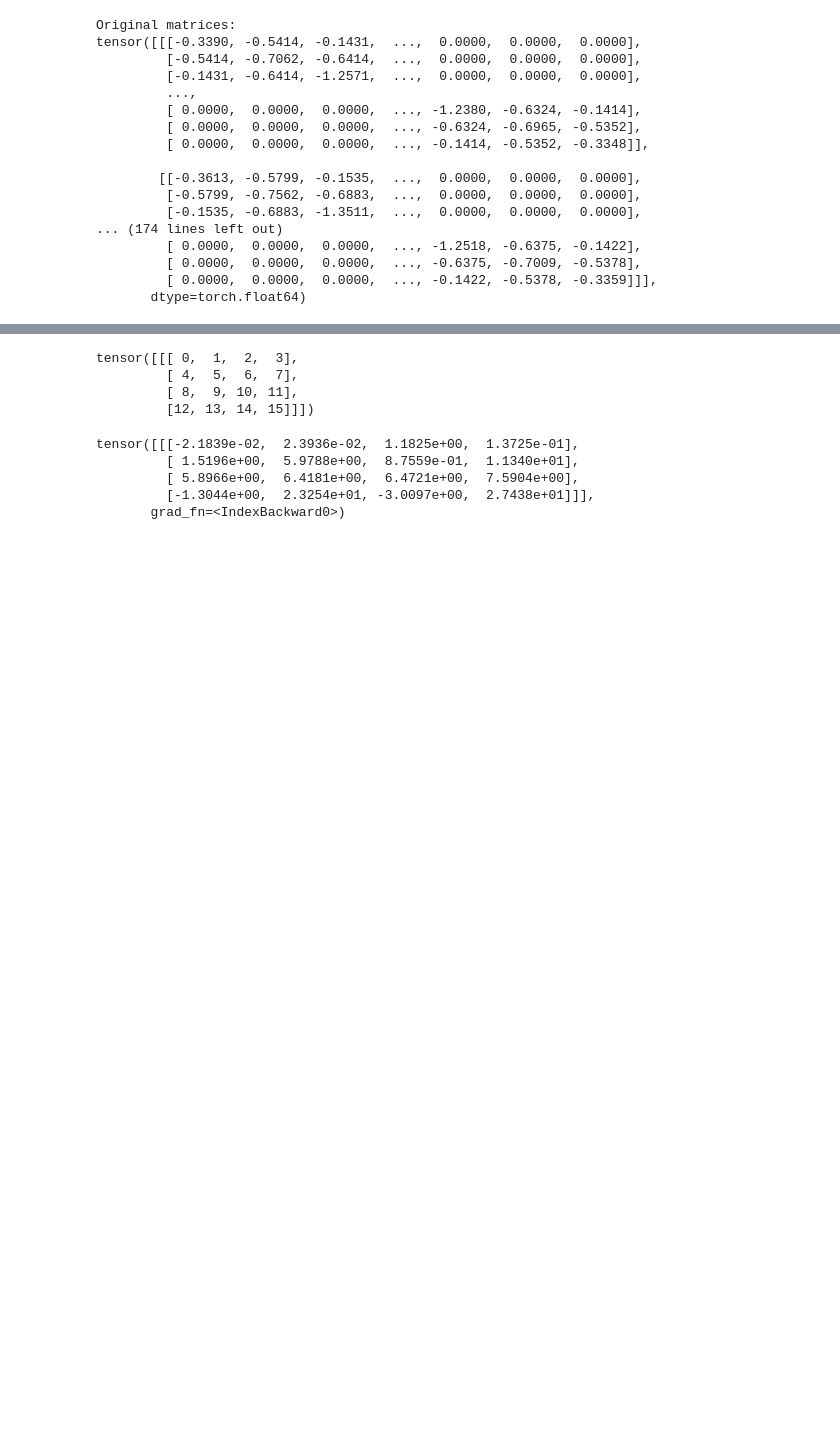
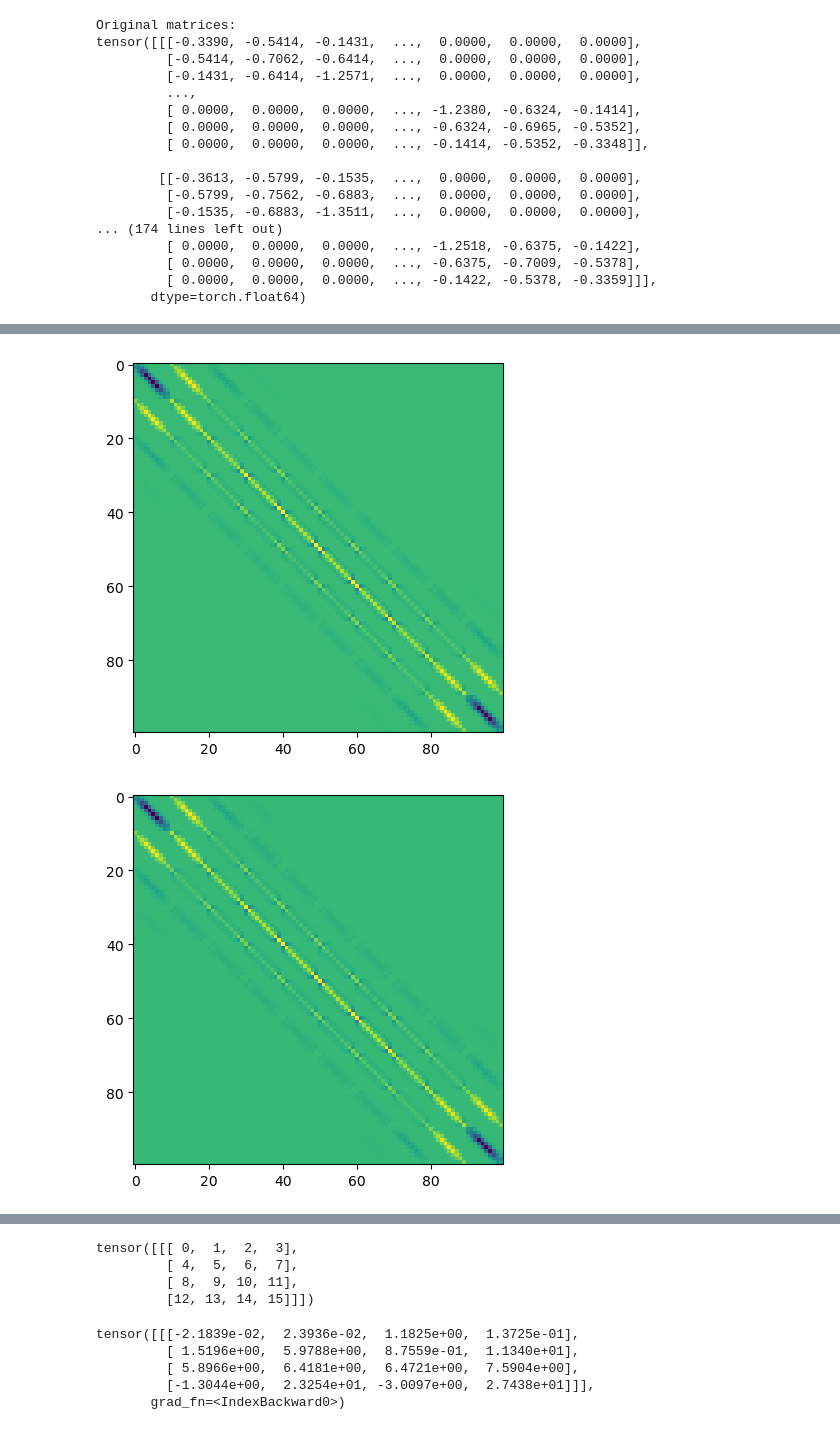
Before and after one commit to JoostHMPrins/ngo, a Jupyter notebook: developnotebooks/permutationmatrices.ipynb, the cells around one changed output, grey strips where cells are left out. Cells and saved outputs as stored; diff of their text form; code cells hidden in the pictures; blank space fills up the shorter version.

```diff
--- a/developnotebooks/permutationmatrices.ipynb
+++ b/developnotebooks/permutationmatrices.ipynb
@@ -318,0 +285,10 @@ tensor([[[-0.3390, -0.5414, -0.1431,  ...,  0.0000,  0.0000,  0.0000],
+# %%
+import matplotlib.pyplot as plt
+for i in range(10):
+    plt.imshow(matrices[i])
+    plt.show()
+# plt.imshow(sorted_matrices[i])
+# plt.show()
+# %% [output]
+[figure, added]
+[figure, added]
```
Also changed, not shown: parts of 6 cells of this notebook.
